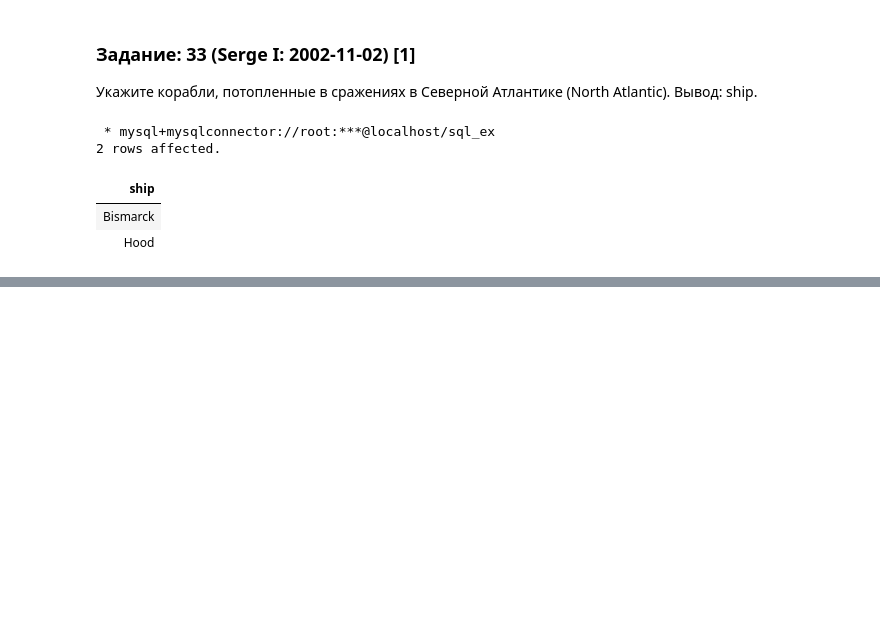
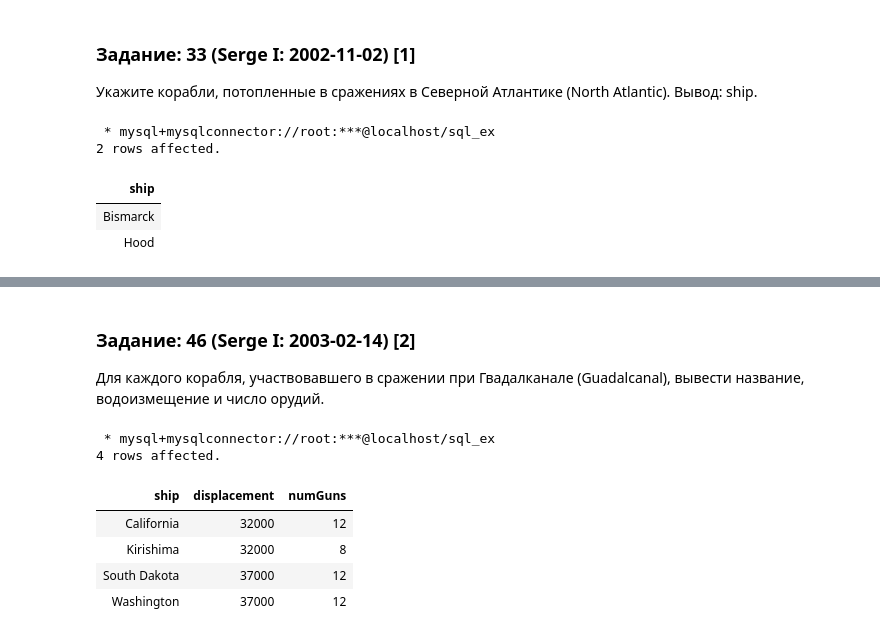
Before and after one commit to dided-s/sql-ex, a Jupyter notebook: select-training/ships/tasks.ipynb, the cells around one changed output, grey strips where cells are left out. Drawn from its saved outputs; the diff is of its cells as text; code cells hidden in the pictures; blank space fills up the shorter version.

```diff
--- a/select-training/ships/tasks.ipynb
+++ b/select-training/ships/tasks.ipynb
@@ -134,0 +344,24 @@ SELECT ship
+# %% [markdown]
+### Задание: 46 (Serge I: 2003-02-14) [2]
+Для каждого корабля, участвовавшего в сражении при Гвадалканале (Guadalcanal), вывести название, водоизмещение и число орудий.
+# %%
+%%sql
+SELECT DISTINCT outcomes.ship,
+       classes.displacement,
+       classes.numGuns
+  FROM outcomes
+       LEFT JOIN ships
+       ON outcomes.ship = ships.name
+
+       LEFT JOIN classes
+       ON classes.class = ships.class
+          OR classes.class = outcomes.ship
+ WHERE battle LIKE 'Guadalcanal';
+# %% [output]
+ * mysql+mysqlconnector://root:***@localhost/sql_ex
+4 rows affected.
+| ship | displacement | numGuns |
+| California | 32000 | 12 |
+| Kirishima | 32000 | 8 |
+| South Dakota | 37000 | 12 |
+| Washington | 37000 | 12 |
```
Also changed, not shown: parts of 19 cells of this notebook, 11 other files.
